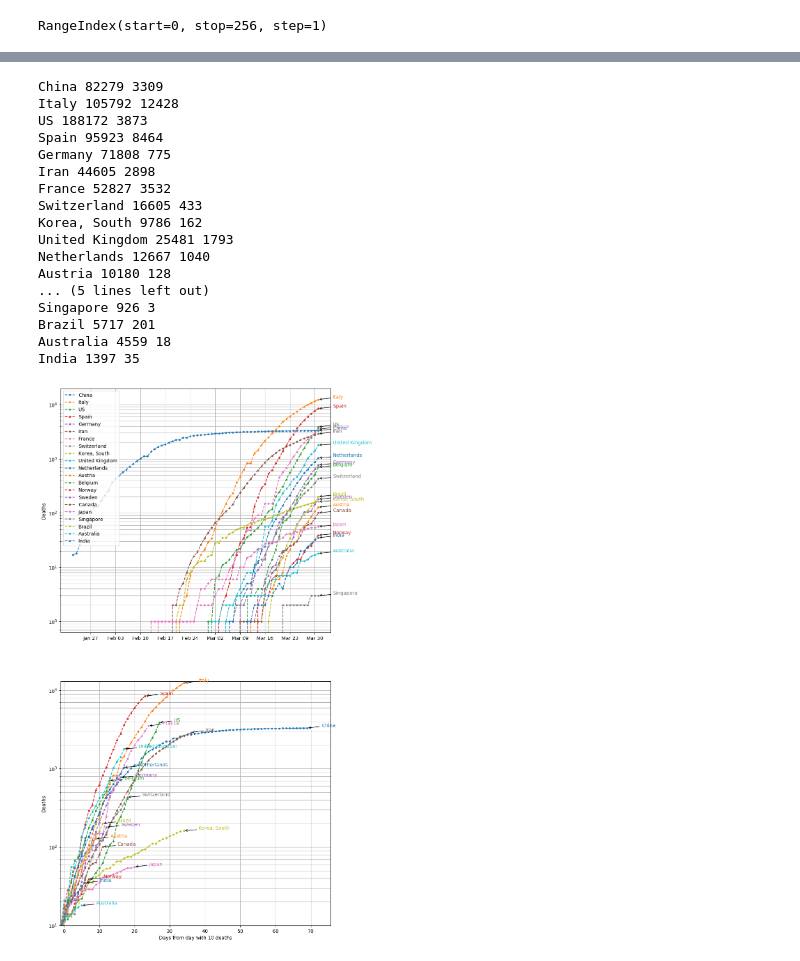
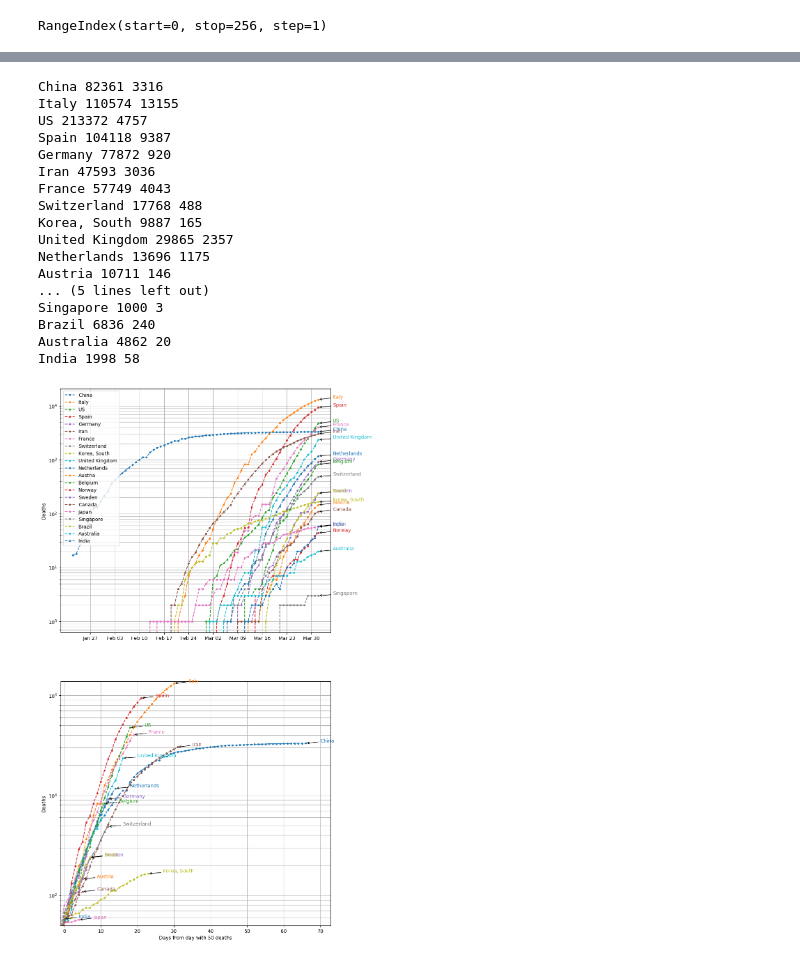
Before and after one commit to zenandrea/COVID-19_plots, a Jupyter notebook: plot_world.ipynb, the cells around one changed output, grey strips where cells are left out. Saved outputs shown, nothing was run; the diff lists cells and outputs as text; code cells hidden in the pictures.

```diff
--- a/plot_world.ipynb
+++ b/plot_world.ipynb
@@ -507,7 +507,7 @@ lista.append('Brazil')
 lista.append('Australia')
 lista.append('India')
 
-deaths_xzero = 10
+deaths_xzero = 50
 
 for n, name in enumerate(lista):
     cn='C{}'.format(n)
@@ -549,50 +549,50 @@ for n, name in enumerate(lista):
 
 start = 5; step = 7
 #ax[0].set_xlabel('')
 ax[0].set_ylabel('Deaths')
 ax[0].set_xticks(x[start::step])
 ax[0].set_xticklabels(fxticks[start::step])
 ax[0].legend(loc='best')
 
 ax[1].set_xlabel('Days from day with {} deaths'.format(deaths_xzero) )
 ax[1].set_ylabel('Deaths')
 ax[1].set_xlim( left=-1 )
 ax[1].set_ylim( bottom=deaths_xzero )
 #ax[1].set_xscale('log')
 #ax[1].legend()
 
 for i in range(2):
     #ax[i].set_xticks(x[start::step])
     #ax[i].set_xticklabels(fxticks[start::step])
     #ax[i].set_xticklabels([])
     #ax[i].set_xticks(xticks, minor=True)
     ax[i].grid(True, 'both')
     #ax[i].set_xlim(right=1e4)
     #ax[i].set_xscale('log')
     #ax[i].set_ylim(top=1e4)
     ax[i].set_yscale('log')
 
 
 plt.savefig('plot_world_deaths.png')
 # %% [output]
-China 82279 3309
-Italy 105792 12428
-US 188172 3873
-Spain 95923 8464
-Germany 71808 775
-Iran 44605 2898
-France 52827 3532
-Switzerland 16605 433
-Korea, South 9786 162
-United Kingdom 25481 1793
-Netherlands 12667 1040
-Austria 10180 128
+China 82361 3316
+Italy 110574 13155
+US 213372 4757
+Spain 104118 9387
+Germany 77872 920
+Iran 47593 3036
+France 57749 4043
+Switzerland 17768 488
+Korea, South 9887 165
+United Kingdom 29865 2357
+Netherlands 13696 1175
+Austria 10711 146
 ... (5 lines left out)
-Singapore 926 3
-Brazil 5717 201
-Australia 4559 18
-India 1397 35
+Singapore 1000 3
+Brazil 6836 240
+Australia 4862 20
+India 1998 58
-[figure, old version]
+[figure, new version]
 # %%
 %matplotlib inline
 ##%matplotlib
```
Also changed, not shown: parts of 9 cells of this notebook, 9 other files.
